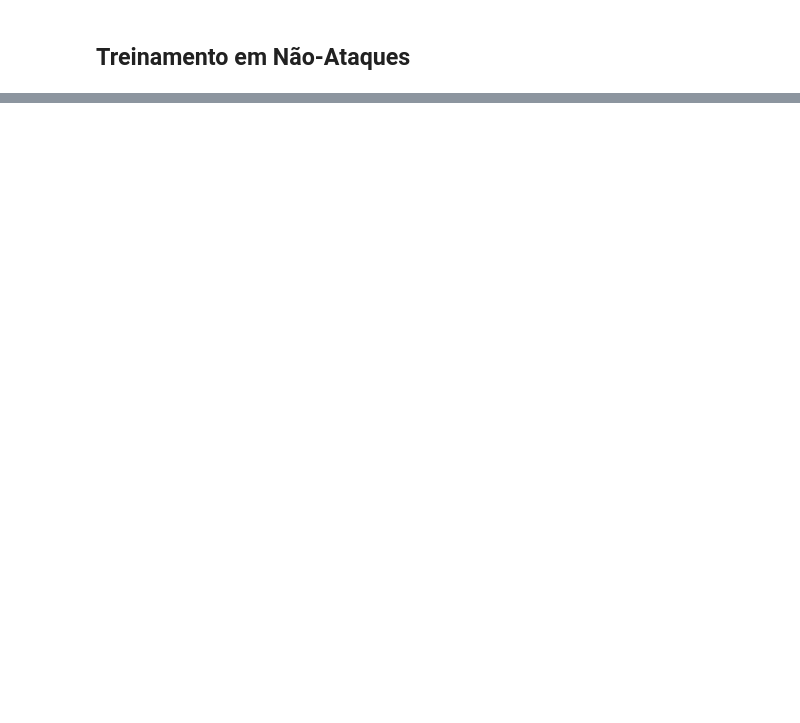
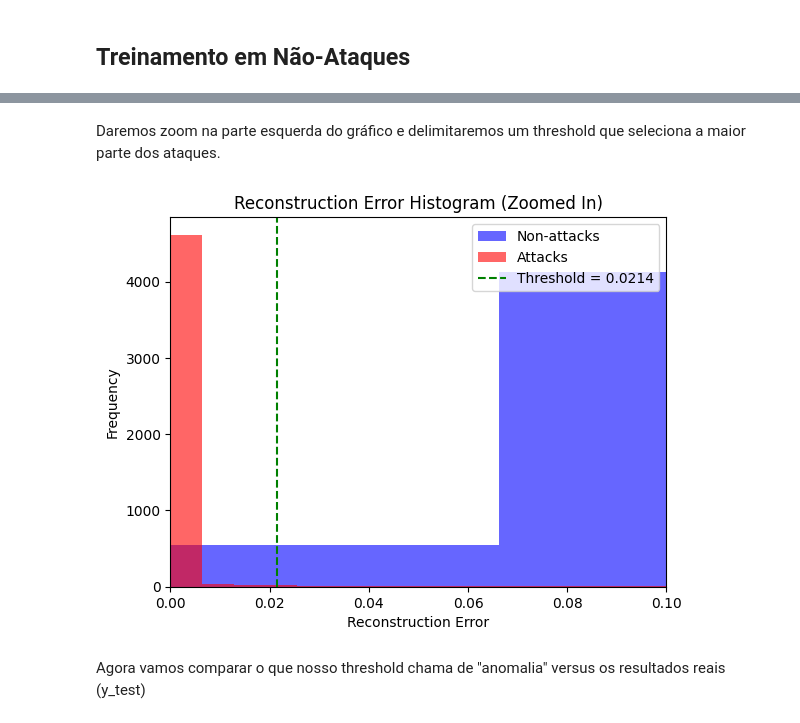
Before and after one commit to cesarpmorais/5G-Data-Training, a Jupyter notebook: autoencoder/autoencoder.ipynb, the cells around one changed output, grey strips where cells are left out. Drawn from its saved outputs; the diff is of its cells as text; code cells hidden in the pictures; blank space fills up the shorter version.

```diff
--- a/autoencoder/autoencoder.ipynb
+++ b/autoencoder/autoencoder.ipynb
@@ -163,0 +188,21 @@ Epoch 68/200
+# %% [markdown]
+Daremos zoom na parte esquerda do gráfico e delimitaremos um threshold que seleciona a maior parte dos ataques.
+# %%
+threshold = np.percentile(attack_errors, 97)
+
+plt.hist(non_attack_errors, bins=50, alpha=0.6, color='blue', label='Non-attacks')
+plt.hist(attack_errors, bins=50, alpha=0.6, color='red', label='Attacks')
+
+plt.title('Reconstruction Error Histogram (Zoomed In)')
+plt.xlabel('Reconstruction Error')
+plt.ylabel('Frequency')
+
+plt.xlim([0, 0.1])
+plt.axvline(threshold, color='green', linestyle='--', label=f'Threshold = {threshold:.4f}')
+
+plt.legend()
+plt.show()
+# %% [output]
+[figure, added]
+# %% [markdown]
+Agora vamos comparar o que nosso threshold chama de "anomalia" versus os resultados reais (y_test)
```
Also changed, not shown: parts of 13 cells of this notebook, 2 other files.
